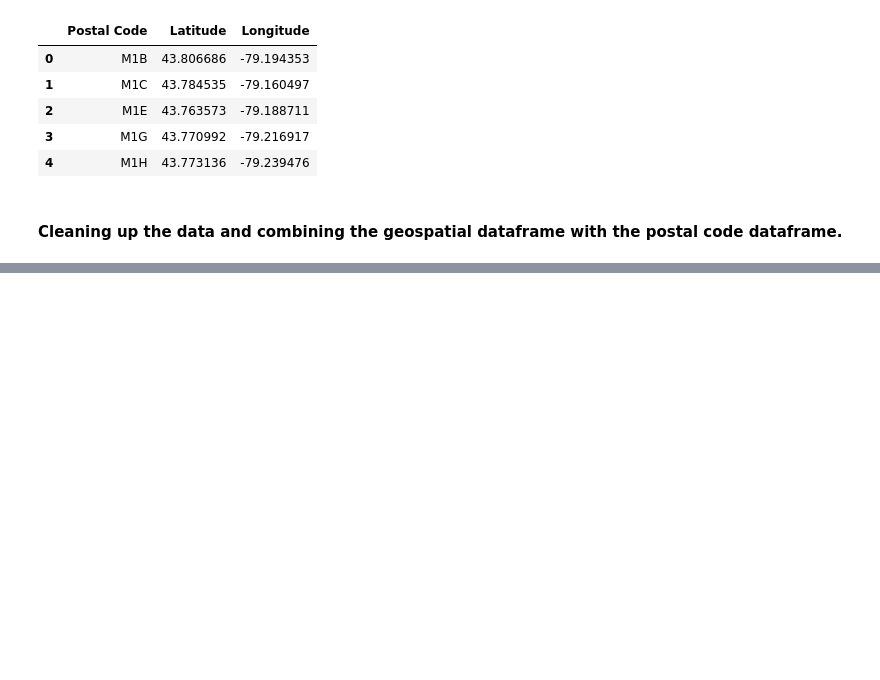
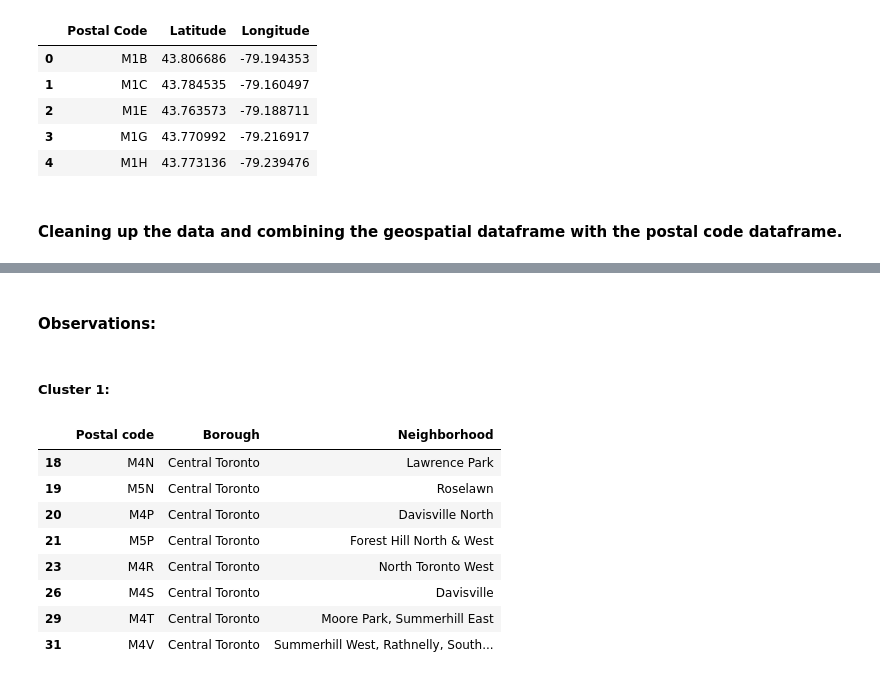
Before and after one commit to jonburleson/Coursera_Capstone, a Jupyter notebook: Segmenting and Clustering Neighborhoods in Toronto.ipynb, the cells around one changed output, grey strips where cells are left out. Cells and saved outputs as stored; diff of their text form; code cells hidden in the pictures; blank space fills up the shorter version.

```diff
--- a/Segmenting and Clustering Neighborhoods in Toronto.ipynb
+++ b/Segmenting and Clustering Neighborhoods in Toronto.ipynb
@@ -66,0 +147,16 @@ geo_postal.head()
+# %% [markdown]
+#### Observations:
+# %% [markdown]
+##### Cluster 1:
+# %%
+toronto_geo_postal_grouped.loc[toronto_geo_postal_grouped['Cluster Labels'] == 0, toronto_geo_postal_grouped.columns[[1, 2, 3]]]
+# %% [output]
+|  | Postal code | Borough | Neighborhood |
+| 18 | M4N | Central Toronto | Lawrence Park |
+| 19 | M5N | Central Toronto | Roselawn |
+| 20 | M4P | Central Toronto | Davisville North |
+| 21 | M5P | Central Toronto | Forest Hill North & West |
+| 23 | M4R | Central Toronto | North Toronto West |
+| 26 | M4S | Central Toronto | Davisville |
+| 29 | M4T | Central Toronto | Moore Park, Summerhill East |
+| 31 | M4V | Central Toronto | Summerhill West, Rathnelly, South... |
```
Also changed, not shown: parts of 21 cells of this notebook.
